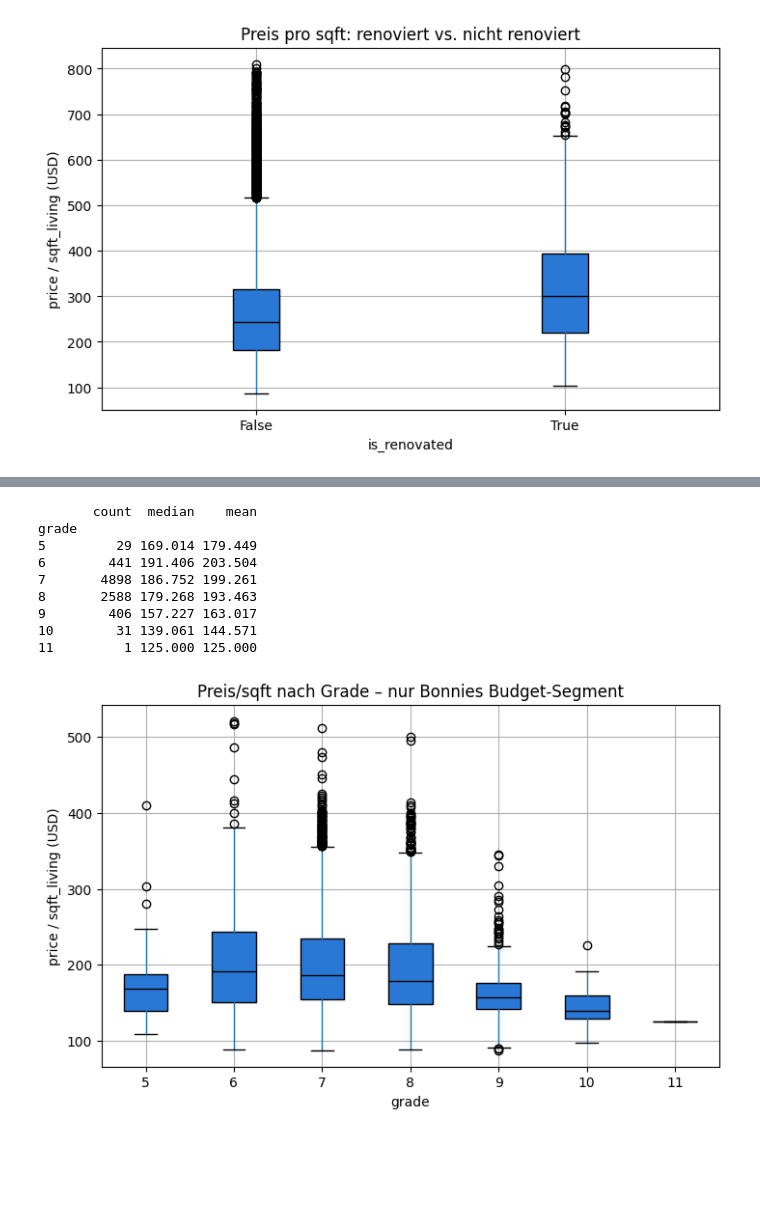
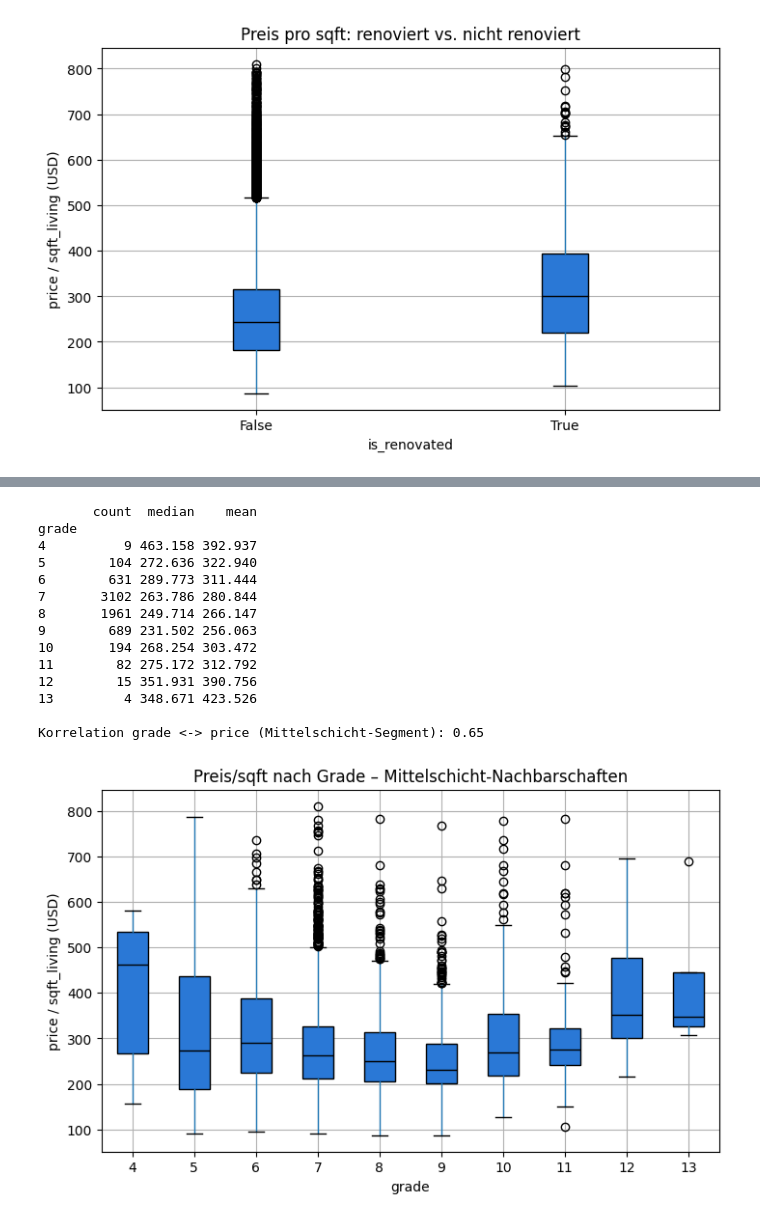
Before and after one commit to 1com/ds-eda-project, a Jupyter notebook: 04_eda.ipynb, the cells around one changed output, grey strips where cells are left out. Drawn from its saved outputs; the diff is of its cells as text; code cells hidden in the pictures; blank space fills up the shorter version.

```diff
--- a/04_eda.ipynb
+++ b/04_eda.ipynb
@@ -432,0 +433,11 @@ Häuser in Bonnies Segment: 8394 (38.9% des Gesamtmarkts)
+# %%
+zip_median_price = df.groupby("zipcode")["price"].median()
+neighborhood_class = pd.qcut(zip_median_price, 3, labels=["lower", "middle", "upper"])
+df["neighborhood_class"] = df["zipcode"].map(neighborhood_class.to_dict())
+
+print(df["neighborhood_class"].value_counts())
+print("\nZipcode-Median-Preisspannen je Klasse:")
+print(zip_median_price.groupby(neighborhood_class).agg(["min", "max", "count"]))
+
+bonnie = df[df["neighborhood_class"] == "middle"].copy()
+print(f"\nH\u00e4user in Mittelschicht-Nachbarschaften: {len(bonnie)} ({len(bonnie) / len(df):.1%} des Gesamtmarkts)")
@@ -460,24 +521,30 @@ bonnie_cond3.groupby("is_renovated")["price_per_sqft"].agg(["count", "median", "
 # %%
 bonnie_grade = bonnie.groupby("grade")["price_per_sqft"].agg(["count", "median", "mean"])
 print(bonnie_grade)
+print("\nKorrelation grade <-> price (Mittelschicht-Segment):", bonnie["grade"].corr(bonnie["price"]).round(2))
 
 fig, ax = plt.subplots()
 bonnie.boxplot(column="price_per_sqft", by="grade", ax=ax, patch_artist=True,
                boxprops={"facecolor": "#2a78d6", "edgecolor": "black"},
                medianprops={"color": "black"})
-ax.set_title("Preis/sqft nach Grade – nur Bonnies Budget-Segment")
+ax.set_title("Preis/sqft nach Grade – Mittelschicht-Nachbarschaften")
 ax.set_xlabel("grade")
 ax.set_ylabel("price / sqft_living (USD)")
 plt.suptitle("")
 plt.show()
 # %% [output]
        count  median    mean
 grade
-5         29 169.014 179.449
-6        441 191.406 203.504
-7       4898 186.752 199.261
-8       2588 179.268 193.463
-9        406 157.227 163.017
-10        31 139.061 144.571
-11         1 125.000 125.000
+4          9 463.158 392.937
+5        104 272.636 322.940
+6        631 289.773 311.444
+7       3102 263.786 280.844
+8       1961 249.714 266.147
+9        689 231.502 256.063
+10       194 268.254 303.472
+11        82 275.172 312.792
+12        15 351.931 390.756
+13         4 348.671 423.526
+
+Korrelation grade <-> price (Mittelschicht-Segment): 0.65
-[figure, old version]
+[figure, new version]
```
Also changed, not shown: parts of 26 cells of this notebook, 1 other file.
